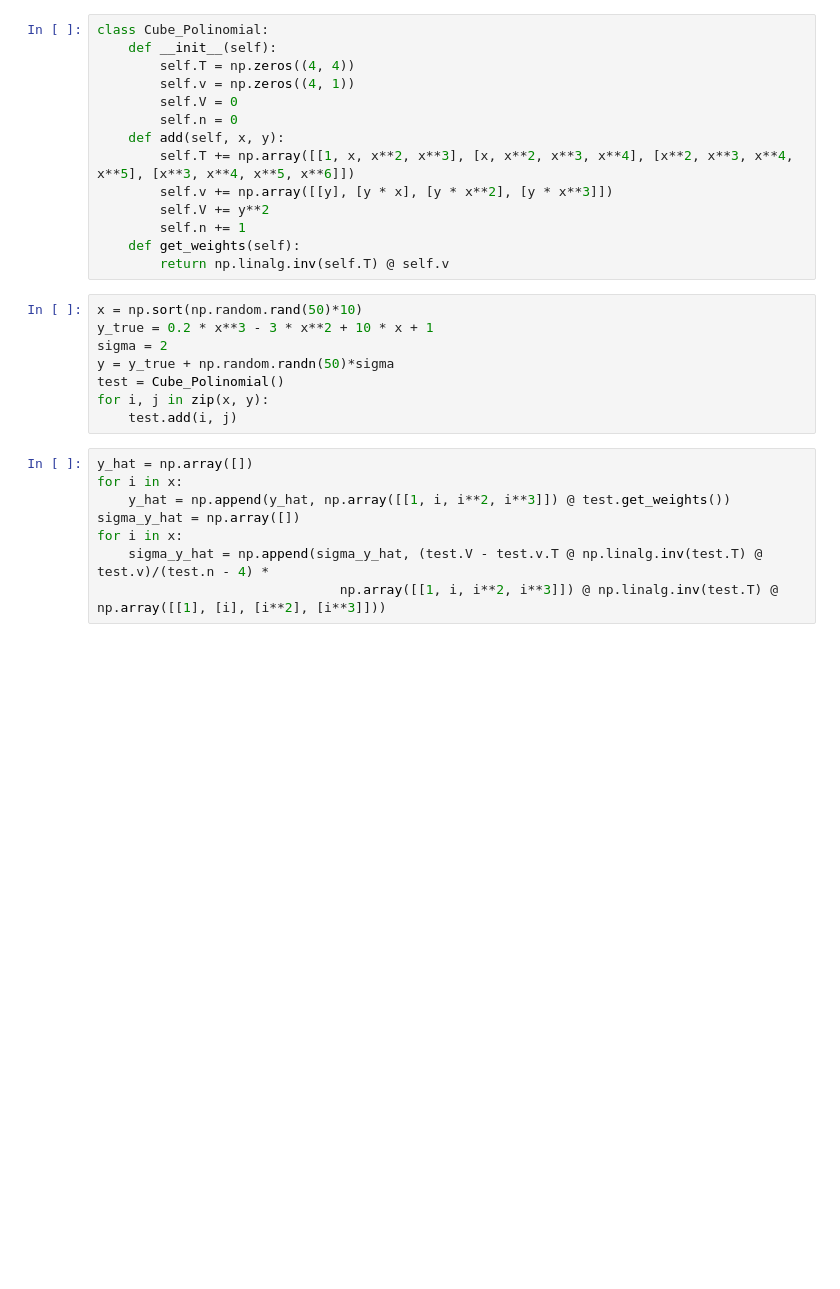
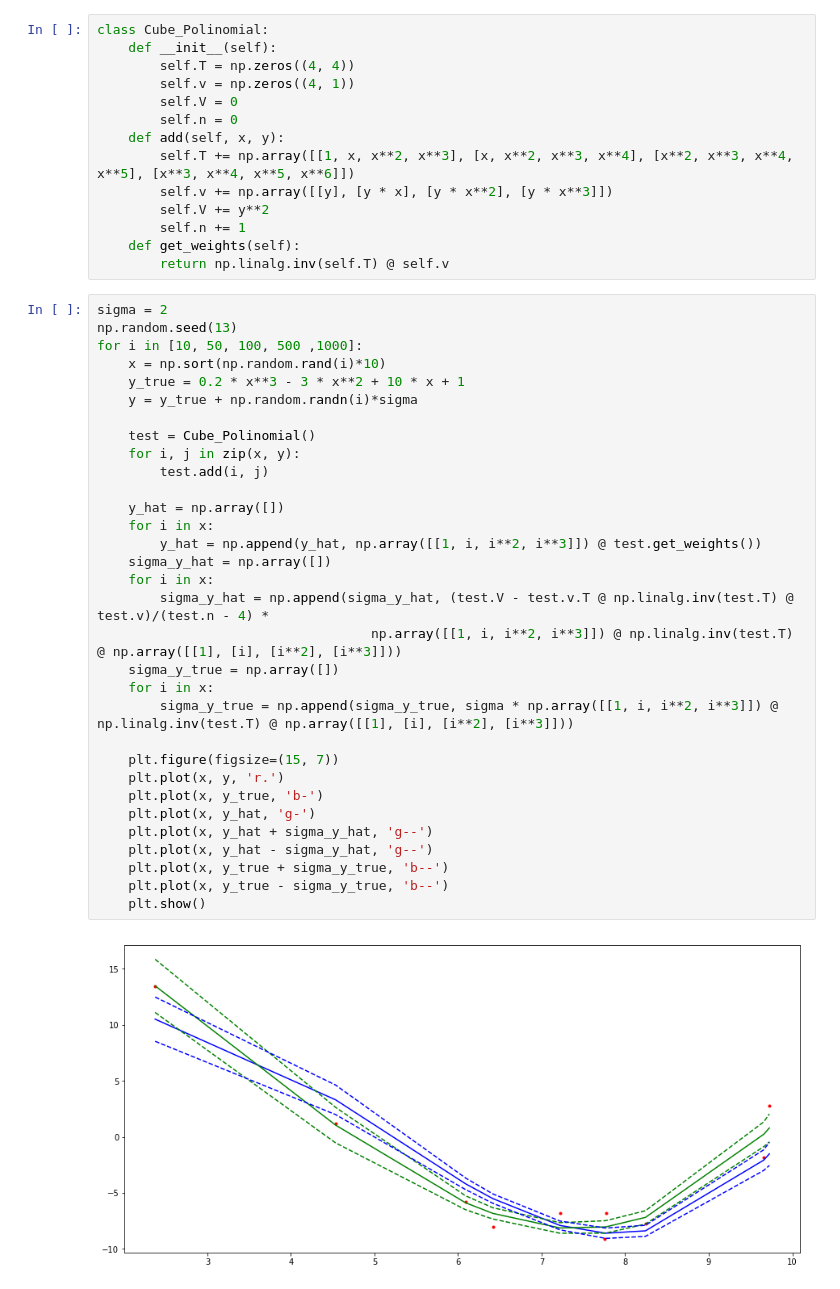
Before and after one commit to R0cknR011a/AppliedPythonAtom, a Jupyter notebook: homeworks/homework_06_ml/visualization.ipynb, the cells around one changed output. Cells and saved outputs as stored; diff of their text form; blank space fills up the shorter version.

```diff
--- a/homeworks/homework_06_ml/visualization.ipynb
+++ b/homeworks/homework_06_ml/visualization.ipynb
@@ -17,19 +15,37 @@ class Cube_Polinomial:
         self.n += 1
     def get_weights(self):
         return np.linalg.inv(self.T) @ self.v
-# %%
-x = np.sort(np.random.rand(50)*10)
-y_true = 0.2 * x**3 - 3 * x**2 + 10 * x + 1
-sigma = 2
-y = y_true + np.random.randn(50)*sigma
-test = Cube_Polinomial()
-for i, j in zip(x, y):
-    test.add(i, j)
 # %%
-y_hat = np.array([])
-for i in x:
-    y_hat = np.append(y_hat, np.array([[1, i, i**2, i**3]]) @ test.get_weights())
-sigma_y_hat = np.array([])
-for i in x:
-    sigma_y_hat = np.append(sigma_y_hat, (test.V - test.v.T @ np.linalg.inv(test.T) @ test.v)/(test.n - 4) *
-                               np.array([[1, i, i**2, i**3]]) @ np.linalg.inv(test.T) @ np.array([[1], [i], [i**2], [i**3]]))
+sigma = 2
+np.random.seed(13)
+for i in [10, 50, 100, 500 ,1000]:
+    x = np.sort(np.random.rand(i)*10)
+    y_true = 0.2 * x**3 - 3 * x**2 + 10 * x + 1
+    y = y_true + np.random.randn(i)*sigma
+
+    test = Cube_Polinomial()
+    for i, j in zip(x, y):
+        test.add(i, j)
+
+    y_hat = np.array([])
+    for i in x:
+        y_hat = np.append(y_hat, np.array([[1, i, i**2, i**3]]) @ test.get_weights())
+    sigma_y_hat = np.array([])
+    for i in x:
+        sigma_y_hat = np.append(sigma_y_hat, (test.V - test.v.T @ np.linalg.inv(test.T) @ test.v)/(test.n - 4) *
+                                   np.array([[1, i, i**2, i**3]]) @ np.linalg.inv(test.T) @ np.array([[1], [i], [i**2], [i**3]]))
+    sigma_y_true = np.array([])
+    for i in x:
+        sigma_y_true = np.append(sigma_y_true, sigma * np.array([[1, i, i**2, i**3]]) @ np.linalg.inv(test.T) @ np.array([[1], [i], [i**2], [i**3]]))
+
+    plt.figure(figsize=(15, 7))
+    plt.plot(x, y, 'r.')
+    plt.plot(x, y_true, 'b-')
+    plt.plot(x, y_hat, 'g-')
+    plt.plot(x, y_hat + sigma_y_hat, 'g--')
+    plt.plot(x, y_hat - sigma_y_hat, 'g--')
+    plt.plot(x, y_true + sigma_y_true, 'b--')
+    plt.plot(x, y_true - sigma_y_true, 'b--')
+    plt.show()
+# %% [output]
+[figure, added]
```
Also changed, not shown: parts of 3 cells of this notebook.
